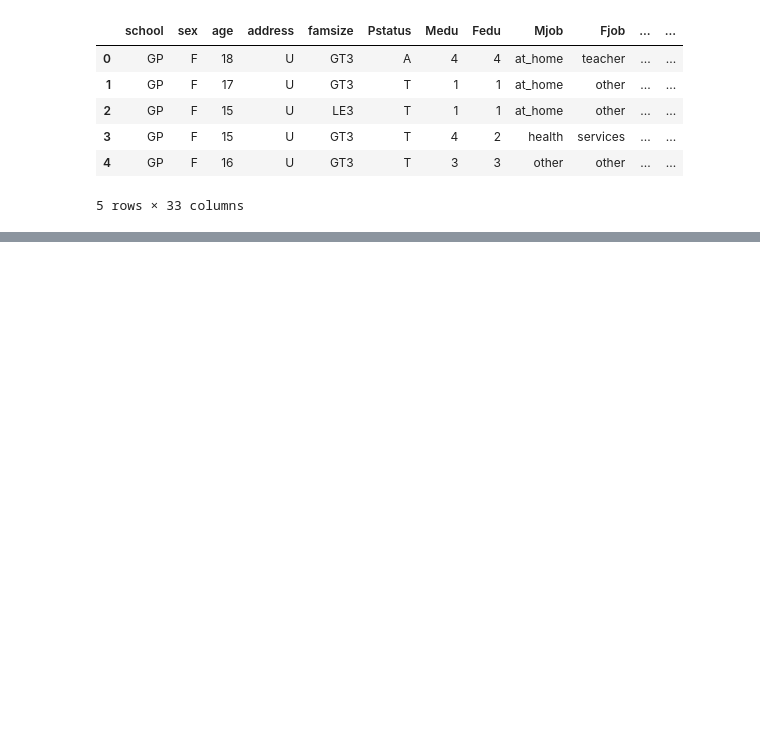
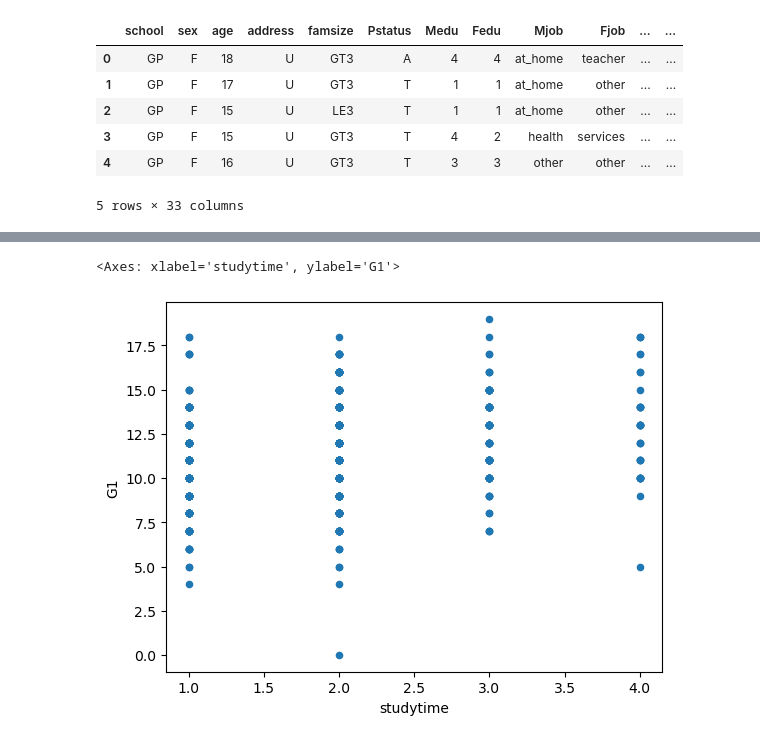
Before and after one commit to bhavani42005/student-performance-ml, a Jupyter notebook: datasets/Students_performance/datasetloading.ipynb, the cells around one changed output, grey strips where cells are left out. Saved outputs shown, nothing was run; the diff lists cells and outputs as text; code cells hidden in the pictures; blank space fills up the shorter version.

```diff
--- a/datasets/Students_performance/datasetloading.ipynb
+++ b/datasets/Students_performance/datasetloading.ipynb
@@ -15,0 +96,5 @@ student.head()
+# %%
+student.plot(kind = "scatter",x = "studytime" , y = "G1")
+# %% [output]
+<Axes: xlabel='studytime', ylabel='G1'>
+[figure, added]
```
Also changed, not shown: parts of 12 cells of this notebook.
